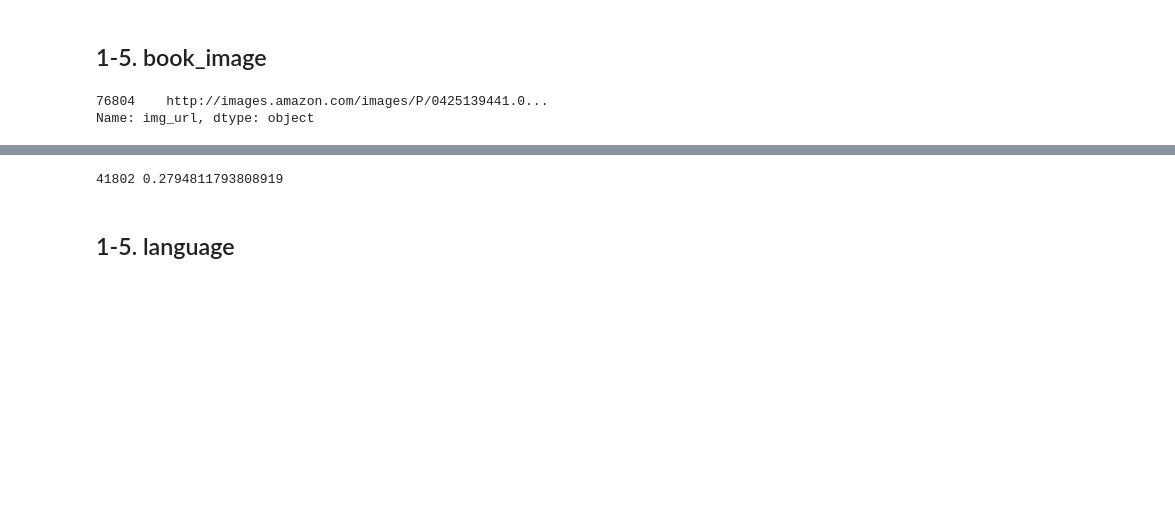
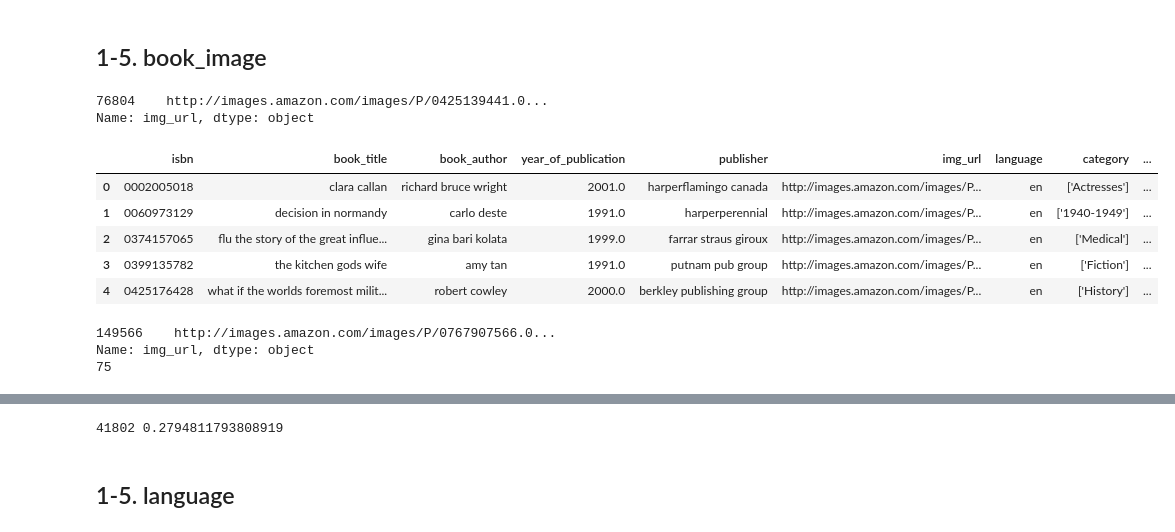
Before and after one commit to boostcampaitech6/level1-bookratingprediction-recsys-06, a Jupyter notebook: EDA.ipynb, the cells around one changed output, grey strips where cells are left out. Cells and saved outputs as stored; diff of their text form; code cells hidden in the pictures; blank space fills up the shorter version.

```diff
--- a/EDA.ipynb
+++ b/EDA.ipynb
@@ -420,6 +420,25 @@ print(book_df.loc[book_df["img_path"] == "images/0425139441.01.THUMBZZZ.jpg"]["i
 # %% [output]
 76804    http://images.amazon.com/images/P/0425139441.0...
 Name: img_url, dtype: object
+# %%
+book_df.head()
+# %% [output]
+|  | isbn | book_title | book_author | year_of_publication | publisher | img_url | language | category | ... |
+| 0 | 0002005018 | clara callan | richard bruce wright | 2001.0 | harperflamingo canada | http://images.amazon.com/images/P... | en | ['Actresses'] | ... |
+| 1 | 0060973129 | decision in normandy | carlo deste | 1991.0 | harperperennial | http://images.amazon.com/images/P... | en | ['1940-1949'] | ... |
+| 2 | 0374157065 | flu the story of the great influe... | gina bari kolata | 1999.0 | farrar straus giroux | http://images.amazon.com/images/P... | en | ['Medical'] | ... |
+| 3 | 0399135782 | the kitchen gods wife | amy tan | 1991.0 | putnam pub group | http://images.amazon.com/images/P... | en | ['Fiction'] | ... |
+| 4 | 0425176428 | what if the worlds foremost milit... | robert cowley | 2000.0 | berkley publishing group | http://images.amazon.com/images/P... | en | ['History'] | ... |
+# %%
+print(book_df.loc[book_df["img_path"] == "images/0767907566.01.THUMBZZZ.jpg"]["img_url"])
+f_path = "/home/code/data/images/0767907566.01.THUMBZZZ.jpg"
+img = Image.open(f_path)
+img_array = np.array(img)
+print(len(img_array))
+# %% [output]
+149566    http://images.amazon.com/images/P/0767907566.0...
+Name: img_url, dtype: object
+75
 # %%
 from PIL import Image
 import tqdm
```
Also changed, not shown: parts of 3 cells of this notebook, 7 other files.
